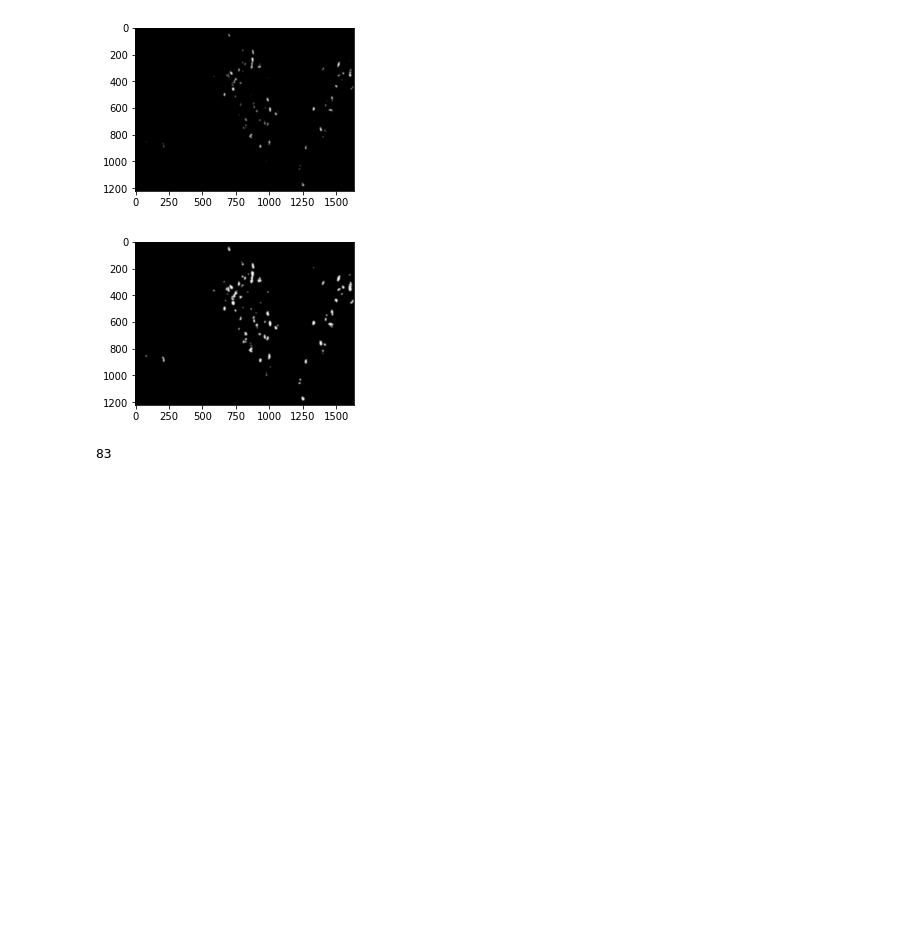
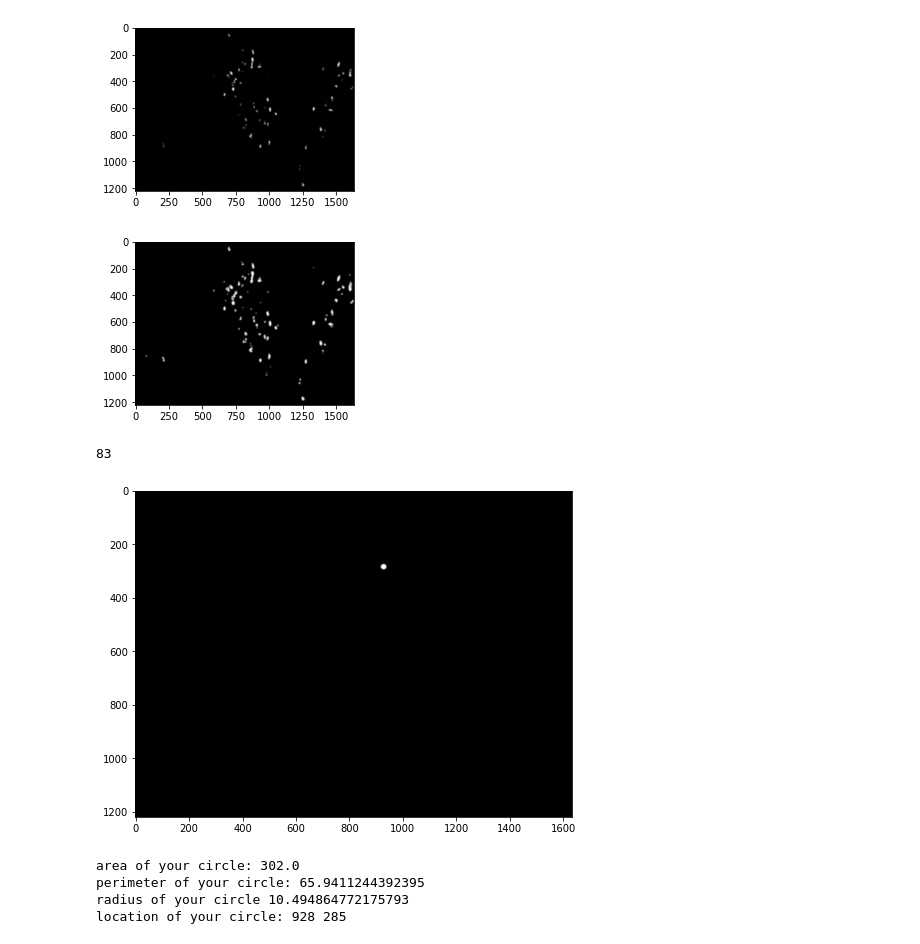
Before and after one commit to alexiawilliams/pythonfinalproject, a Jupyter notebook: CellectorUpdate.ipynb, the cells around one changed output. Drawn from its saved outputs; the diff is of its cells as text; code cells hidden in the pictures; blank space fills up the shorter version.

```diff
--- a/CellectorUpdate.ipynb
+++ b/CellectorUpdate.ipynb
@@ -73,6 +73,48 @@ class cellector:
 
         # this code takes in an image and converts it to grayscale, defines a threshold based on color, selects objects within
         # that range, rids of anything not in that range, and then reports back the number of remaining objects.
+
+
+
+
+    def smallcell(self):
+        gray1_file = 'PVNdrawcolor.png'                   #loads in new image with user drawing on it
+        gray1 = sk.io.imread(gray1_file)                  #reads in image
+
+
+
+        blue = gray1[:,:,2]                               #selects the blue channel
+
+        ret, bin_im = cv.threshold(blue,200,255,cv.THRESH_BINARY)  #selects/filters to just the blue circle and prints the image
+        struct = cv.getStructuringElement(cv.MORPH_ELLIPSE, (7,7))
+        im_erode = cv.erode(bin_im, struct)
+        fig = plt.figure(3,figsize=(20,6))
+        plt.imshow(im_erode, cmap = 'gray', interpolation = 'bicubic')
+        plt.show()
+        #ok now that we have an image with just the selected circle, we need to measure it
+
+
+        # need to find the circle we drew in this image, so we will use contours
+        # http://scikit-image.org/docs/dev/auto_examples/edges/plot_polygon.html#sphx-glr-auto-examples-edges-plot-polygon-py
+        ret,thresh = cv.threshold(im_erode,127,255,0)
+        im2,contours,hierarchy = cv.findContours(thresh, 1, 2)
+        cnt = contours[0]
+        M = cv.moments(cnt)
+
+        # metrics of circle you drew
+        area = cv.contourArea(cnt)
+        perimeter = cv.arcLength(cnt,True)
+        min_radius = perimeter / (2*3.14159)
+        cx = int(M['m10']/M['m00'])
+        cy = int(M['m01']/M['m00'])
+        print('area of your circle:',area)
+        print('perimeter of your circle:',perimeter)
+        print('radius of your circle',min_radius)
+        print('location of your circle:',cx,cy) #prints coordinates for verification it was their circle they drew
+
+
+
+        #This function then returns the variable min_radius as a parameter which can be used in future functions as requirement
 # %%
 image = sk.io.imread('https://raw.githubusercontent.com/alexiawilliams/pythonfinalproject/master/PVN.png')
 
@@ -98,3 +140,11 @@ pvncounts.morph_count()
 [figure]
 [figure]
 83
+# %%
+pvncounts.smallcell()
+# %% [output]
+[figure, added]
+area of your circle: 302.0
+perimeter of your circle: 65.9411244392395
+radius of your circle 10.494864772175793
+location of your circle: 928 285
```
